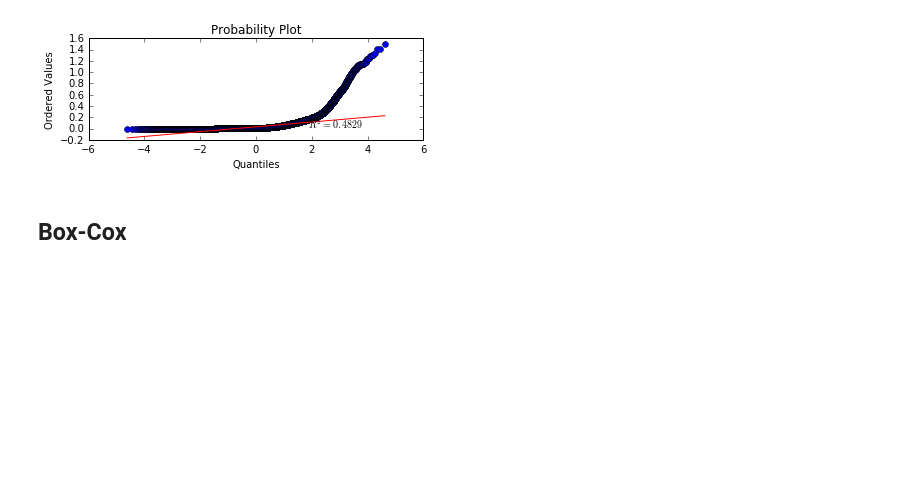
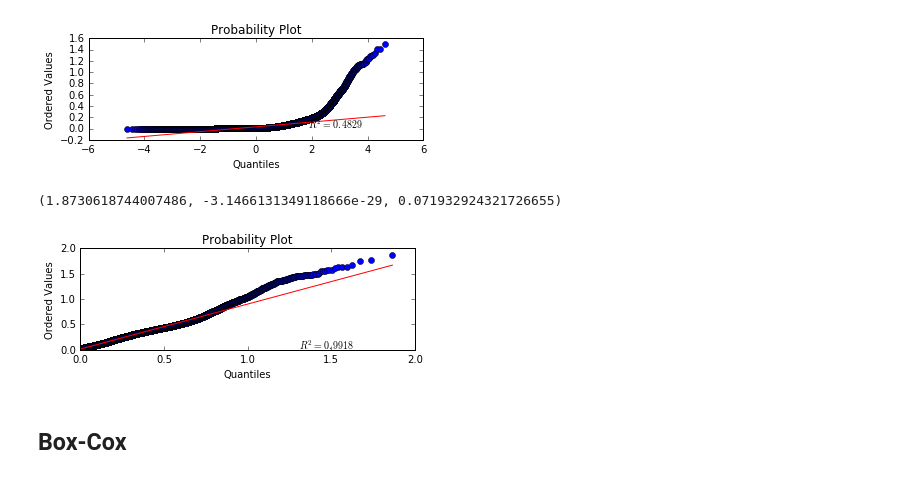
Before and after one commit to wadpac/hsmm4acc, a Jupyter notebook: notebooks/ExploreData5sec.ipynb, the cells around one changed output. Saved outputs shown, nothing was run; the diff lists cells and outputs as text; code cells hidden in the pictures; blank space fills up the shorter version.

```diff
--- a/notebooks/ExploreData5sec.ipynb
+++ b/notebooks/ExploreData5sec.ipynb
@@ -50,6 +103,19 @@ stats.probplot(log_acceleration, dist=stats.norm, plot=ax1)
 plt.show()
 # %% [output]
 [figure]
+# %%
+vals = np.sqrt(all_acceleration)
+df, loc, scale = stats.chi2.fit(vals)
+print(df, loc, scale)
+# %% [output]
+(1.8730618744007486, -3.1466131349118666e-29, 0.071932924321726655)
+# %%
+fig = plt.figure()
+ax1 = fig.add_subplot(211)
+stats.probplot(vals, dist=stats.chi2, sparams=(df, loc, scale), plot=ax1)
+plt.show()
+# %% [output]
+[figure, added]
 # %% [markdown]
 ## Box-Cox
 # %%
```
Also changed, not shown: parts of 4 cells of this notebook.
